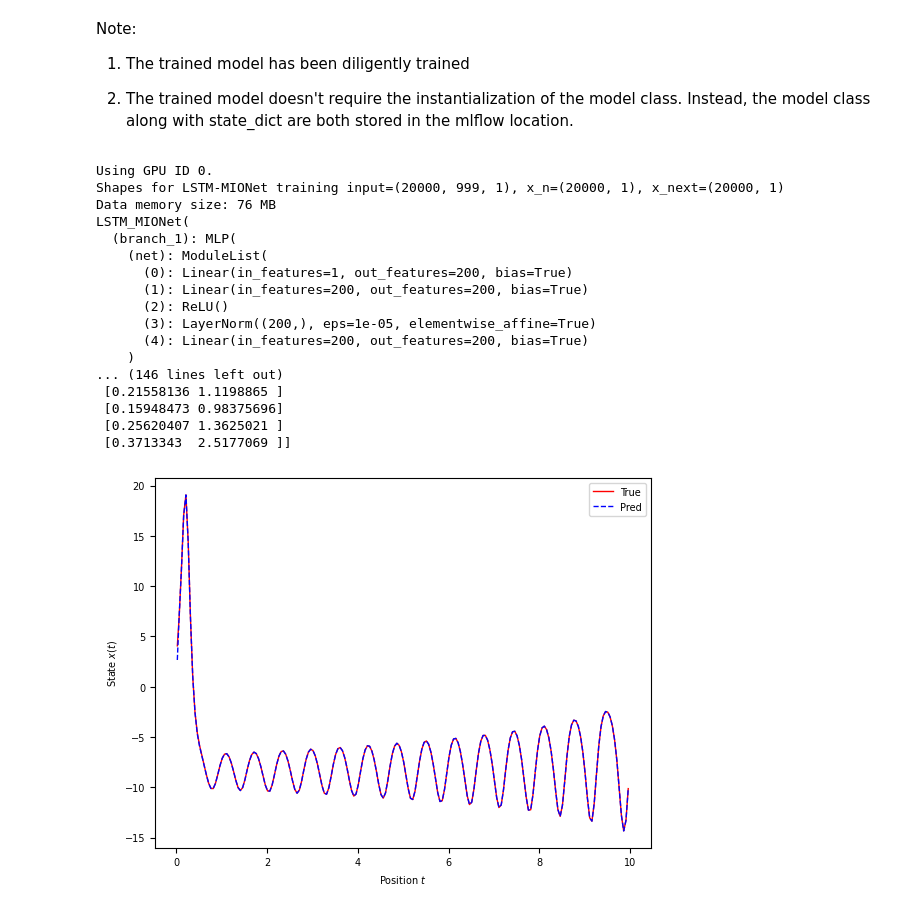
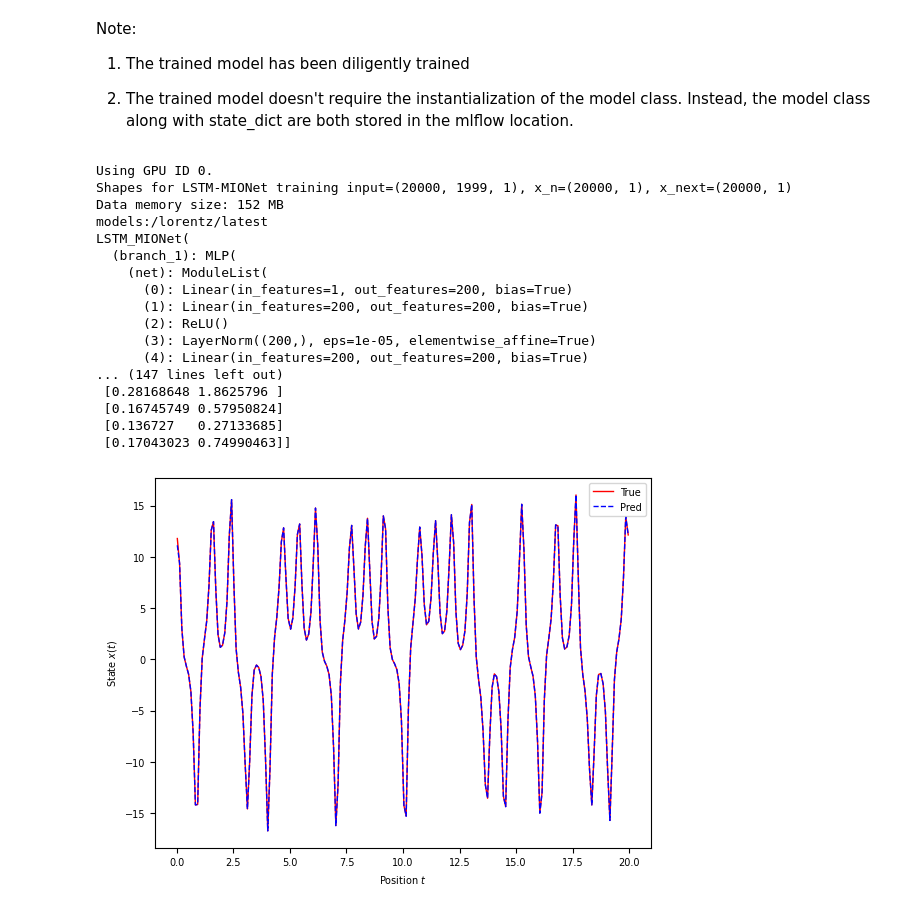
Before and after one commit to moodykong/bayesian-lstm-mionet, a Jupyter notebook: src/workflow_lorentz.ipynb, the cells around one changed output. Drawn from its saved outputs; the diff is of its cells as text; code cells hidden in the pictures.

Commit message:
use registered model.

```diff
--- a/src/workflow_lorentz.ipynb
+++ b/src/workflow_lorentz.ipynb
@@ -142,32 +142,32 @@ Note:
 2) The trained model doesn't require the instantialization of the model class. Instead, the model class along with state_dict are both stored in the mlflow location.
 # %%
 %run infer.py \
-    --datafile_path "data/lorentz_N_100_h001_T10_demonstration.npy" \
-    --trained_model_path "runs:/09ea52ba93d54fc4b4efb715709e1ff7/best_model_epoch_381" \
+    --datafile_path "data/lorentz_N_100_h001_T20.npy" \
+    --trained_model_path "models:/lorentz/latest" \
     --state_component 0 \
     --search_len 2 \
     --search_num 200 \
     --batch_size 100 \
     --plot_trajs "True" \
     --plot_idxs 0 \
     --device 0 \
     --verbose "True"
 # %% [output]
 Using GPU ID 0.
-Shapes for LSTM-MIONet training input=(20000, 999, 1), x_n=(20000, 1), x_next=(20000, 1)
-Data memory size: 76 MB
+Shapes for LSTM-MIONet training input=(20000, 1999, 1), x_n=(20000, 1), x_next=(20000, 1)
+Data memory size: 152 MB
+models:/lorentz/latest
 LSTM_MIONet(
   (branch_1): MLP(
     (net): ModuleList(
       (0): Linear(in_features=1, out_features=200, bias=True)
       (1): Linear(in_features=200, out_features=200, bias=True)
       (2): ReLU()
       (3): LayerNorm((200,), eps=1e-05, elementwise_affine=True)
       (4): Linear(in_features=200, out_features=200, bias=True)
-    )
-... (146 lines left out)
- [0.21558136 1.1198865 ]
- [0.15948473 0.98375696]
- [0.25620407 1.3625021 ]
- [0.3713343  2.5177069 ]]
+... (147 lines left out)
+ [0.28168648 1.8625796 ]
+ [0.16745749 0.57950824]
+ [0.136727   0.27133685]
+ [0.17043023 0.74990463]]
-[figure, old version]
+[figure, new version]
```
Also changed, not shown: 3 other files.
